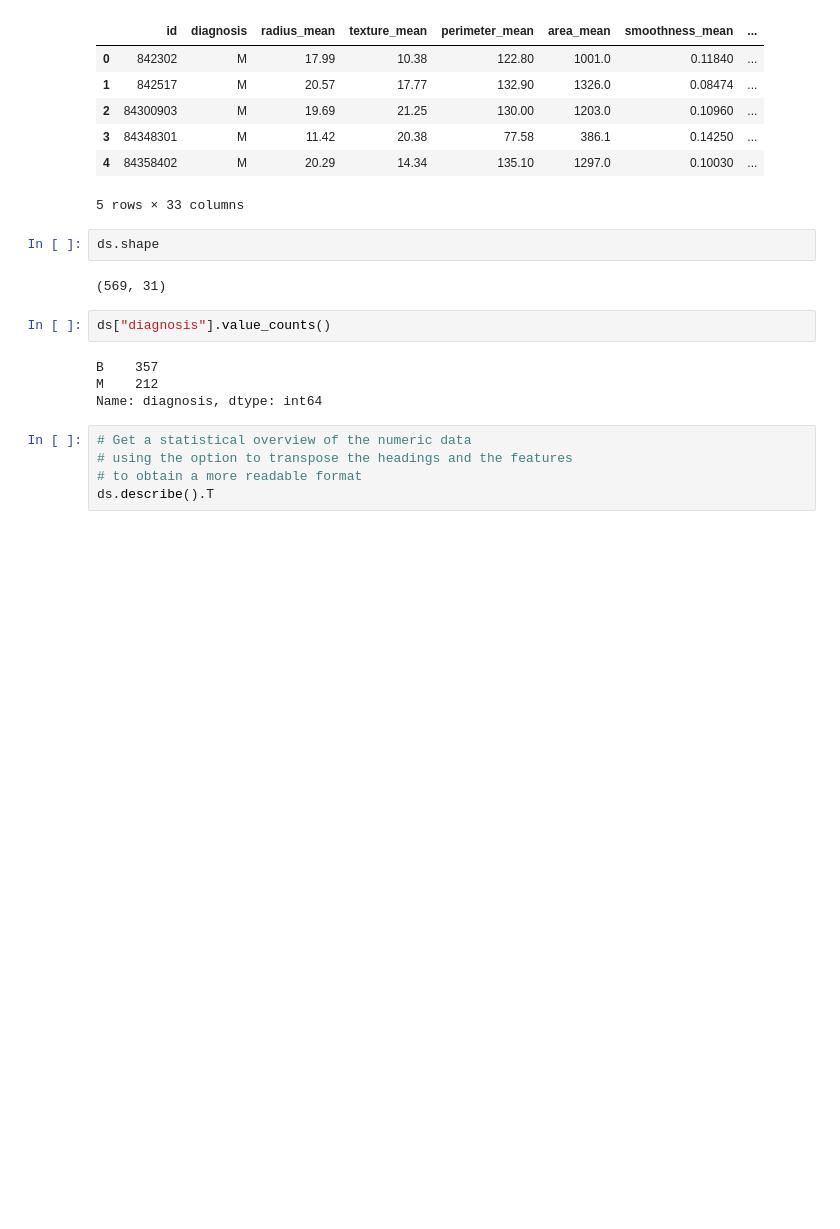
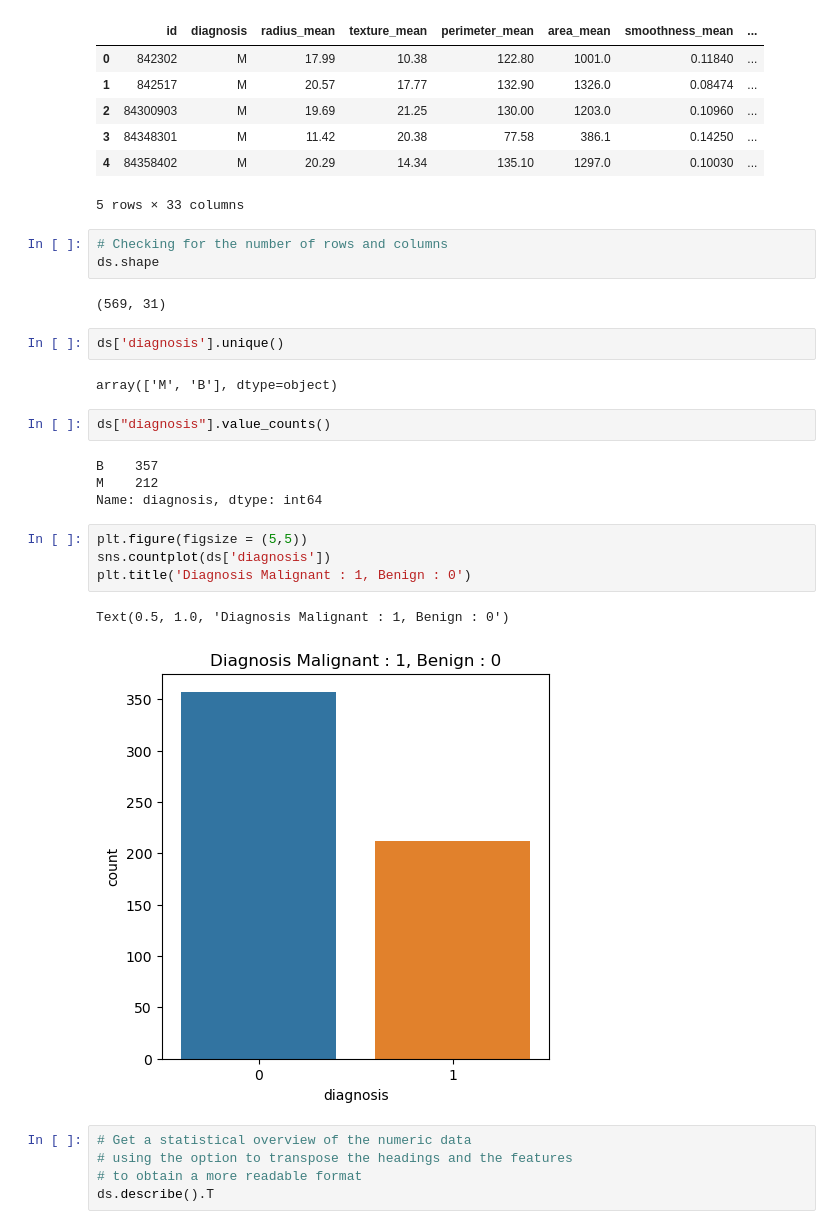
Before and after one commit to evaczeydapommersheim/22-23-PfDA-Assignment-No.2, a Jupyter notebook: Wisconsin_Breast_Cancer_Analysis.ipynb, the cells around one changed output. Cells and saved outputs as stored; diff of their text form; blank space fills up the shorter version.

```diff
--- a/Wisconsin_Breast_Cancer_Analysis.ipynb
+++ b/Wisconsin_Breast_Cancer_Analysis.ipynb
@@ -116,15 +116,27 @@ dataset.head()
 | 4 | 84358402 | M | 20.29 | 14.34 | 135.10 | 1297.0 | 0.10030 | ... |
 5 rows × 33 columns
 # %%
+# Checking for the number of rows and columns
 ds.shape
 # %% [output]
 (569, 31)
+# %%
+ds['diagnosis'].unique()
+# %% [output]
+array(['M', 'B'], dtype=object)
 # %%
 ds["diagnosis"].value_counts()
 # %% [output]
 B    357
 M    212
 Name: diagnosis, dtype: int64
+# %%
+plt.figure(figsize = (5,5))
+sns.countplot(ds['diagnosis'])
+plt.title('Diagnosis Malignant : 1, Benign : 0')
+# %% [output]
+Text(0.5, 1.0, 'Diagnosis Malignant : 1, Benign : 0')
+[figure, added]
 # %%
 # Get a statistical overview of the numeric data
 # using the option to transpose the headings and the features
```
Also changed, not shown: parts of 4 cells of this notebook.
